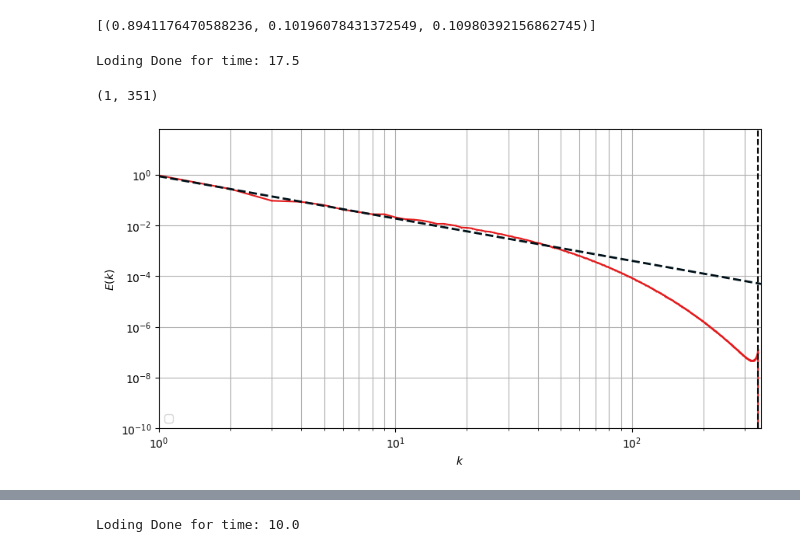
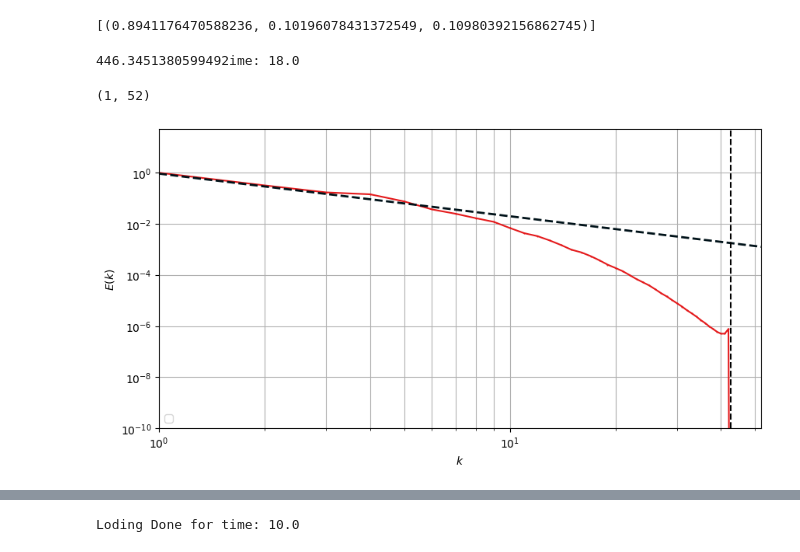
Before and after one commit to Rajarshi-prime/HIT_3D, a Jupyter notebook: plots.ipynb, the cells around one changed output, grey strips where cells are left out. Cells and saved outputs as stored; diff of their text form; code cells hidden in the pictures.

Commit message:
Addidng scaling for the parameters with hyperviscosity.

```diff
--- a/plots.ipynb
+++ b/plots.ipynb
@@ -12,19 +12,19 @@ from scipy.fft import rfftn, irfftn,fftfreq
 # %% [markdown]
 ## Simulation details
 # %%
-N = 1024
+N = 128
 num_slabs = 256
-nu0 = 3.5 #! Viscosity for N = 1
+nu0 = 0.8 #! Viscosity for N = 1
+lp = 8
 m = 2.0 #! Desired kmax*eta
-nu = nu0*(m/N)**(4/3)  #? scaling with resolution. For 512, nu = 0.002 with m = 2#! Need to add scaling for hyperviscosity
+nu = nu0*(3*m/N)**(2*(lp - 1/3)) #? scaling with resolution. For 512, nu = 0.002 with m = 2#! Need to add scaling for hyperviscosity
 # nu0 = 8.192 #! Viscosity for N = 1
 # nu0 = 4.714 #! Viscosity from Pope's 256 run
 # nu = nu0/(N**(4/3))  #? scaling with resolution. For 512, nu = 0.002 #! Need to add scaling for hyperviscosity
 isforcing = True
 eta = 2/(N//3)
 nshells = 2
-nu0 = 8.192
-m = 4
-f0 = (nu0**3/(3*m)**4)
+
+f0 = (nu0**3)
 f0,nu
 # %% [output]
@@ -110,9 +110,9 @@ dx,dy,dz = X[1]-X[0], Y[1]-Y[0], Z[1]-Z[0]
 Kx = Ky = Kz = fftfreq(N,  1./N)*TWO_PI/L
 Kz = np.abs(Kz[:Nf])
 # %%
-# loadPath = lambda t : pathlib.Path(f"/mnt/pfs/rajarshi.chattopadhyay/codes/HIT_3D/data/forced_{isforcing}/N_{N}_Re_{1/nu:.1f}/time_{t:.1f}")
+loadPath = lambda t : pathlib.Path(f"/mnt/pfs/rajarshi.chattopadhyay/codes/HIT_3D/data/forced_{isforcing}/N_{N}_Re_{1/nu:.1f}/time_{t:.1f}")
 # loadPath = lambda t : pathlib.Path(f"/mnt/pfs/rajarshi.chattopadhyay/codes/HIT_3D/data/forced_True/N_256_Re_184.3/mrinal/time_{t:.1f}")
-loadPath = lambda t : pathlib.Path(f"/mnt/pfs/ritwik.mukherjee/HIT_3D/data/forced_{isforcing}/N_{N}_Re_1259.9/time_{t:.1f}")
+# loadPath = lambda t : pathlib.Path(f"/mnt/pfs/ritwik.mukherjee/HIT_3D/data/forced_{isforcing}/N_{N}_Re_1259.9/time_{t:.1f}")
 # loadPath = lambda t : pathlib.Path(f"/home/rajarshi.chattopadhyay/python/3D-DNS/data/forced/N_128_Re_600.0/time_{t:.1f}")
 # loadPath = lambda t : pathlib.Path(f"./data/forced_{isforcing}/N_{N}_Re_{1/nu:.1f}/time_{t:.1f}")
 print(loadPath(0).exists())
@@ -292,16 +291,19 @@ CompletedProcess(args=['ffmpeg', '-framerate', '60', '-i', '/mnt/pfs/rajarshi.ch
 tload = times
 ke = np.zeros(len(tload))
 ens = np.zeros(len(tload))
+dissip = np.zeros(len(tload))
 pe = np.zeros(len(tload))
 eta = np.zeros(len(tload))
+k1d = np.arange(Nf).astype(np.float64)
 for ii,t in enumerate(tload):
     print('Loading Done for time:',t,end = '\r')
 
     # ke[ii] = np.sum(np.load(loadPath(t)/f"KE_spectrum.npz")["ek"])
     ek = np.load(loadPath(t)/f"Energy_spectrum.npz")["ek"]
     ke[ii] = np.sum(ek)
-    ens[ii] = np.sum(np.arange(N//2 +1 )**2*ek)
-    eta[ii] = (nu**3/ (nu *np.sum(np.arange(Nf)**2 * 2 * (ek)/(TWO_PI**3))))**0.25
+    ens[ii] = np.sum(np.arange(N//2 +1 )**(2)*ek)
+    dissip[ii] =  2*nu*np.sum(k1d**(lp*2)*ek)/TWO_PI**3
+    eta[ii] = (nu**3/ dissip[ii])**(1/(6.0*lp - 2.0))
     # pe[ii] = np.sum(np.load(loadPath(t)/f"PE_spectrum.npz")["ek"])
 # %% [output]
 Loading Done for time: 20.0
@@ -459,14 +468,14 @@ cls
 [(0.8941176470588236, 0.10196078431372549, 0.10980392156862745)]
 # %%
 plt.figure(figsize = (10,5))
-k1d = np.arange(Nf)
+k1d = np.arange(Nf).astype(np.float64)
 xdat = 0.
 ydat = 0.
 count = 0.
-for i,t in enumerate(times[(times>=14)*(times<18)]):
+for i,t in enumerate(times[18:19]):
     print('Loding Done for time:',t,end = '\r')
     ek =  np.load(loadPath(t)/f"Energy_spectrum.npz")["ek"]/TWO_PI**3
-    dissip = 2*nu*np.sum(k1d**2*ek)
+    dissip = 2*nu*np.sum(k1d**(2*lp)*ek)
     eta = (nu**3/ dissip)**0.25
     # print(eta,ek.sum(),eta/(TWO_PI/N),N//3*eta,dissip)
     count += 1
@@ -474,36 +483,36 @@ for i,t in enumerate(times[(times>=14)*(times<18)]):
     ydat += ek[:]
 xdat = xdat/count
 ydat = ydat/count
-
+print(np.sum(ydat)*TWO_PI**3)
 plt.plot(xdat[1:],ydat[1:],".-", color = cls[0],markersize = 1)
 
 ydat = 1.6*dissip**(2/3)*k1d**(-5/3)
 plt.plot(xdat[1:],ydat[1:],'--',lw = 2,color = "#001219")
 line = np.array([1.2,100])
 # plt.plot(line,1e3*line**(-3.),"--",color = "black")
 # plt.text(5,80,r"$k^{-3}$",fontsize = 12)
 # plt.plot(line,1e2*line**(-5/3.),"--",color = "black")
 # plt.text(20,80,r"$k^{-\frac53}$",fontsize = 12)
 
 plt.axvline(1/3*N, linestyle='--', color='black')
 # plt.text(int(1/3*N*0.85), 10, r'$\frac{N}{3}$', fontsize=12)  # Add text label
 # plt.axvline(Nd, linestyle='--', color='black')
 # plt.text(Nd*0.8, 10, r'$\frac{N}{\sqrt{3}}$', fontsize=12)  # Add text label
 # plt.axhline(5e-5, linestyle='--', color='black')
 # plt.text(1, 1.5*5e-5, r'$k^2$', fontsize=12)  # Add text label
 
 plt.yscale("log")
 plt.xscale("log")
 plt.xlabel(r"$k$")
 plt.ylabel(r"$E(k)$")
 plt.legend(loc ='lower left')
 plt.grid(which = "both")
 
 plt.ylim(1e-10,None)
 plt.xlim(1, N//3+10)
 # %% [output]
-Loding Done for time: 17.5
+446.3451380599492ime: 18.0
-(1, 351)
+(1, 52)
-[figure, old version]
+[figure, new version]
 # %%
 plt.figure(figsize = (10,5))
```
Also changed, not shown: parts of 8 cells of this notebook, 1 other file.
